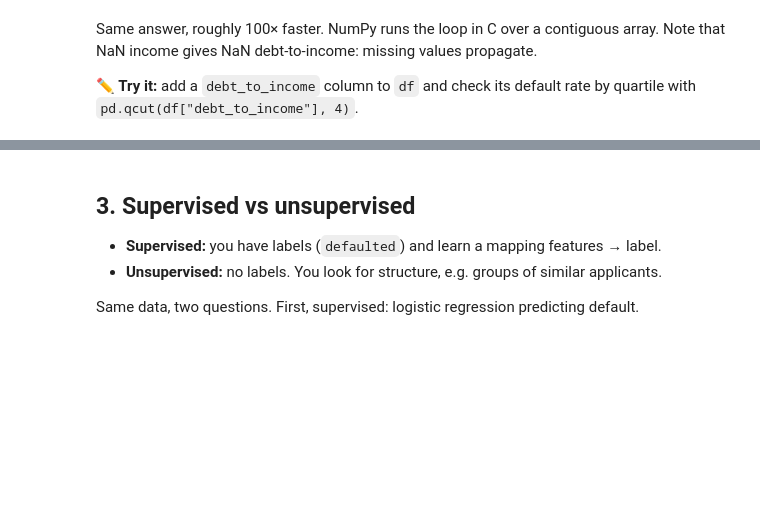
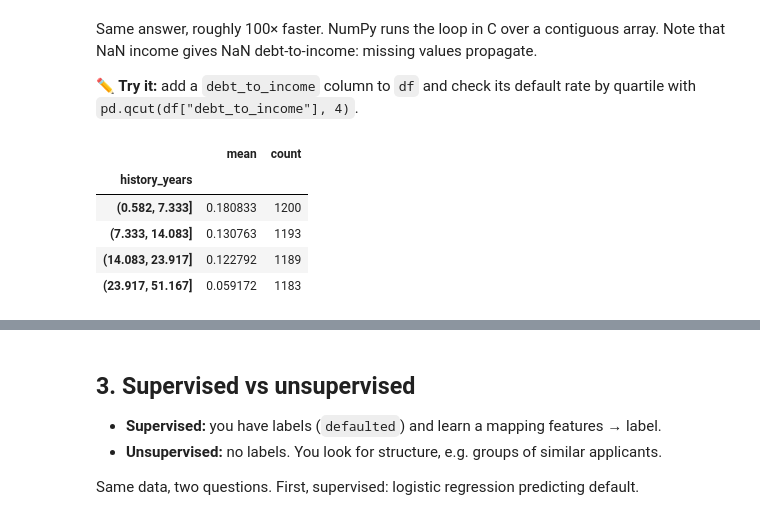
Before and after one commit to pranshu6sept/ai_ml_learning, a Jupyter notebook: classical_ml/notebooks/01_pipelines_and_cv.ipynb, the cells around one changed output, grey strips where cells are left out. Drawn from its saved outputs; the diff is of its cells as text; code cells hidden in the pictures; blank space fills up the shorter version.

```diff
--- a/classical_ml/notebooks/01_pipelines_and_cv.ipynb
+++ b/classical_ml/notebooks/01_pipelines_and_cv.ipynb
@@ -62,4 +132,13 @@ NaN income gives NaN debt-to-income: missing values propagate.
 **✏️ Try it:** add a `debt_to_income` column to `df` and check its default rate by quartile
 with `pd.qcut(df["debt_to_income"], 4)`.
 # %%
-# your code here
+df["history_years"] = df["credit_history_months"] / 12        # new column from two existing ones
+band = pd.qcut(df["history_years"], 4)                        # 4 equal-sized buckets
+df.groupby(band)[TARGET].agg(["mean", "count"])               # same groupby as cell 8, grouped by the buckets
+# %% [output]
+|  | mean | count |
+| history_years |  |  |
+| (0.582, 7.333] | 0.180833 | 1200 |
+| (7.333, 14.083] | 0.130763 | 1193 |
+| (14.083, 23.917] | 0.122792 | 1189 |
+| (23.917, 51.167] | 0.059172 | 1183 |
```
Also changed, not shown: parts of 21 cells of this notebook, 3 other files.
